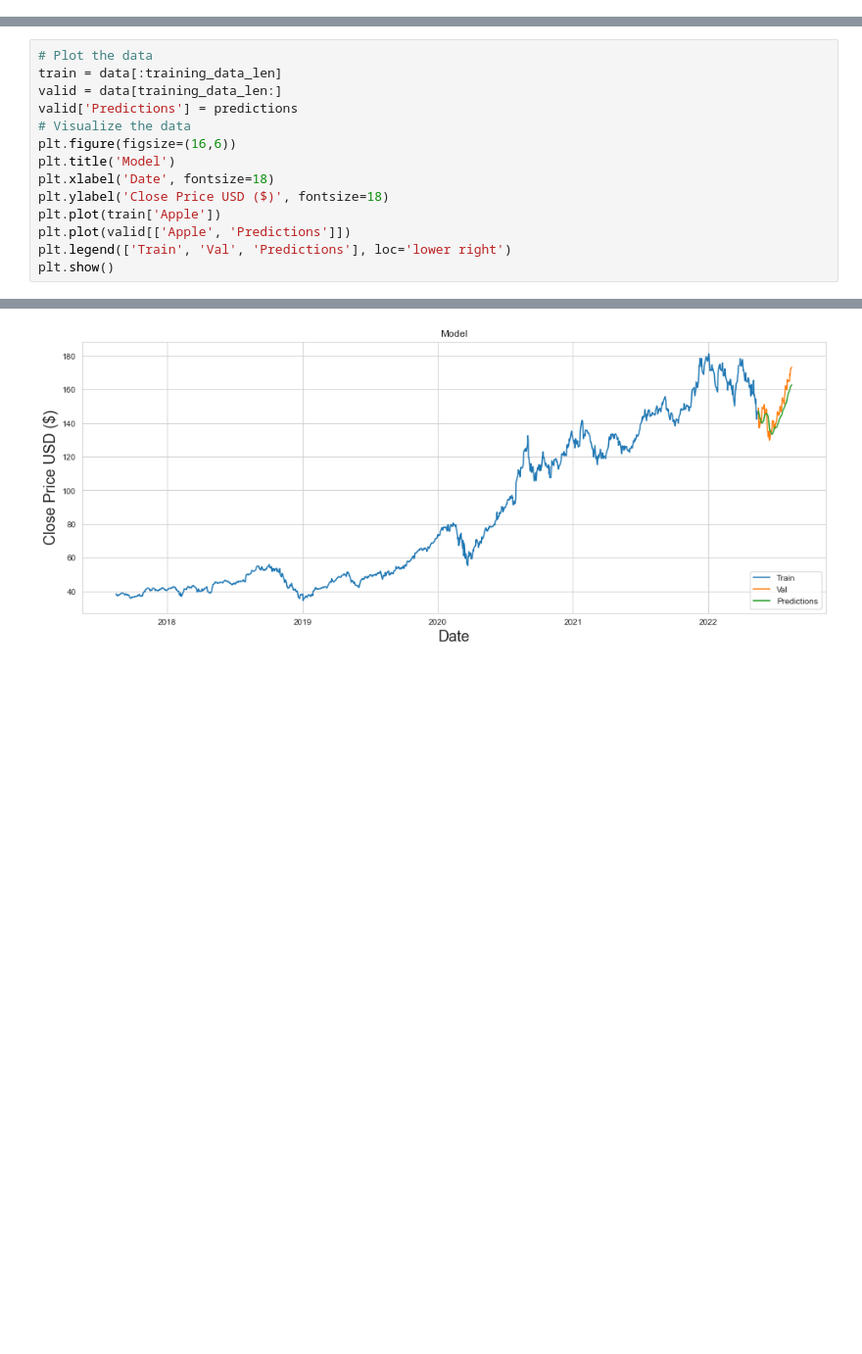
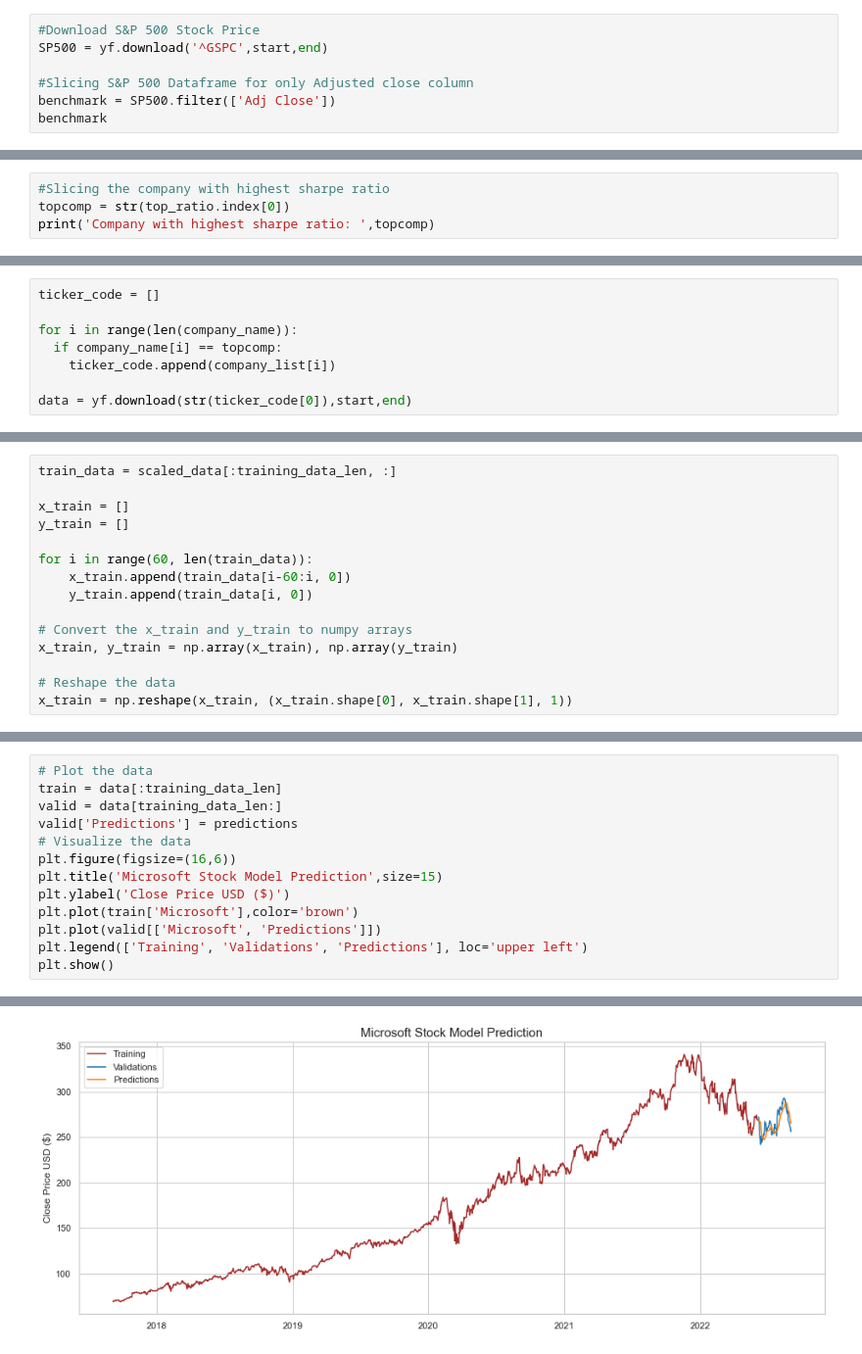
Before and after one commit to putraadp/Stock_Evaluation_of_10_Big_Tech, a Jupyter notebook: stock.ipynb, the cells around one changed output, grey strips where cells are left out. Shown at 98% size. Drawn from its saved outputs; the diff is of its cells as text; blank space fills up the shorter version.

```diff
--- a/stock.ipynb
+++ b/stock.ipynb
@@ -277,0 +160,7 @@ model.fit(x_train, y_train, batch_size=1, epochs=1)
+# %%
+#Download S&P 500 Stock Price
+SP500 = yf.download('^GSPC',start,end)
+
+#Slicing S&P 500 Dataframe for only Adjusted close column
+benchmark = SP500.filter(['Adj Close'])
+benchmark
@@ -277,0 +330,4 @@ model.fit(x_train, y_train, batch_size=1, epochs=1)
+# %%
+#Slicing the company with highest sharpe ratio
+topcomp = str(top_ratio.index[0])
+print('Company with highest sharpe ratio: ',topcomp)
@@ -277,0 +356,8 @@ model.fit(x_train, y_train, batch_size=1, epochs=1)
+# %%
+ticker_code = []
+
+for i in range(len(company_name)):
+  if company_name[i] == topcomp:
+    ticker_code.append(company_list[i])
+
+data = yf.download(str(ticker_code[0]),start,end)
@@ -277,0 +391,15 @@ model.fit(x_train, y_train, batch_size=1, epochs=1)
+# %%
+train_data = scaled_data[:training_data_len, :]
+
+x_train = []
+y_train = []
+
+for i in range(60, len(train_data)):
+    x_train.append(train_data[i-60:i, 0])
+    y_train.append(train_data[i, 0])
+
+# Convert the x_train and y_train to numpy arrays
+x_train, y_train = np.array(x_train), np.array(y_train)
+
+# Reshape the data
+x_train = np.reshape(x_train, (x_train.shape[0], x_train.shape[1], 1))
@@ -304,24 +450,23 @@ rmse
 # %%
 # Plot the data
 train = data[:training_data_len]
 valid = data[training_data_len:]
 valid['Predictions'] = predictions
 # Visualize the data
 plt.figure(figsize=(16,6))
-plt.title('Model')
-plt.xlabel('Date', fontsize=18)
-plt.ylabel('Close Price USD ($)', fontsize=18)
-plt.plot(train['Apple'])
-plt.plot(valid[['Apple', 'Predictions']])
-plt.legend(['Train', 'Val', 'Predictions'], loc='lower right')
+plt.title('Microsoft Stock Model Prediction',size=15)
+plt.ylabel('Close Price USD ($)')
+plt.plot(train['Microsoft'],color='brown')
+plt.plot(valid[['Microsoft', 'Predictions']])
+plt.legend(['Training', 'Validations', 'Predictions'], loc='upper left')
 plt.show()
 # %% [output]
 A value is trying to be set on a copy of a slice from a DataFrame.
 Try using .loc[row_indexer,col_indexer] = value instead
 
 See the caveats in the documentation: https://pandas.pydata.org/pandas-docs/stable/user_guide/indexing.html#returning-a-view-versus-a-copy
   valid['Predictions'] = predictions
-[figure, old version]
+[figure, new version]
 # %%
 # Show the valid and predicted prices
 valid
```
Also changed, not shown: parts of 62 cells of this notebook, 1 other file.
